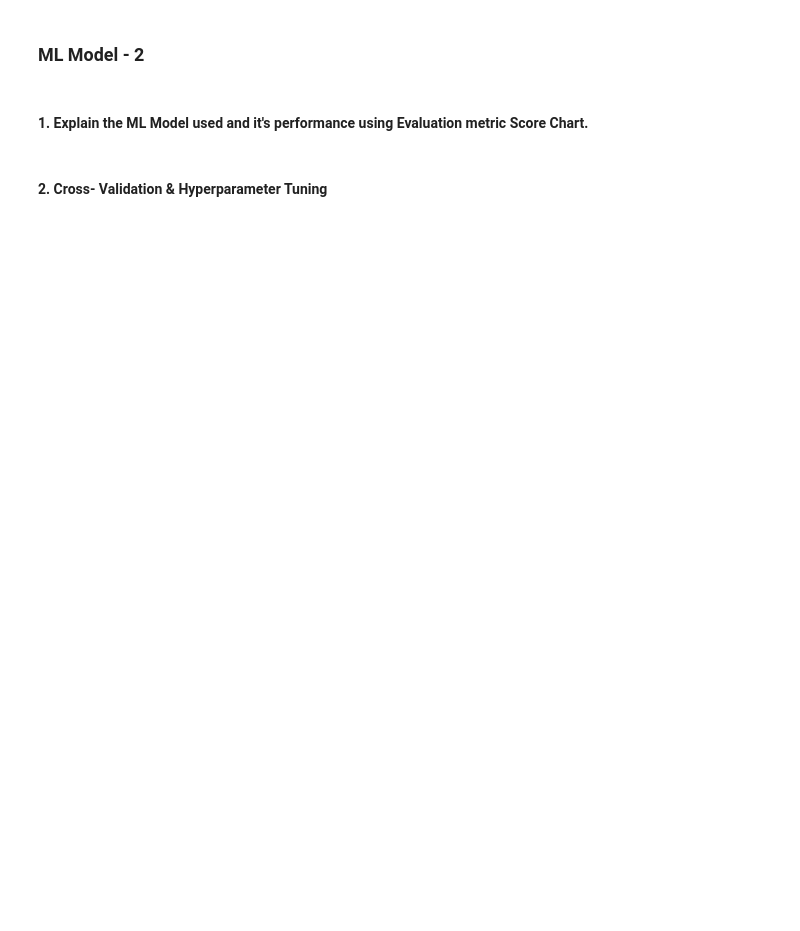
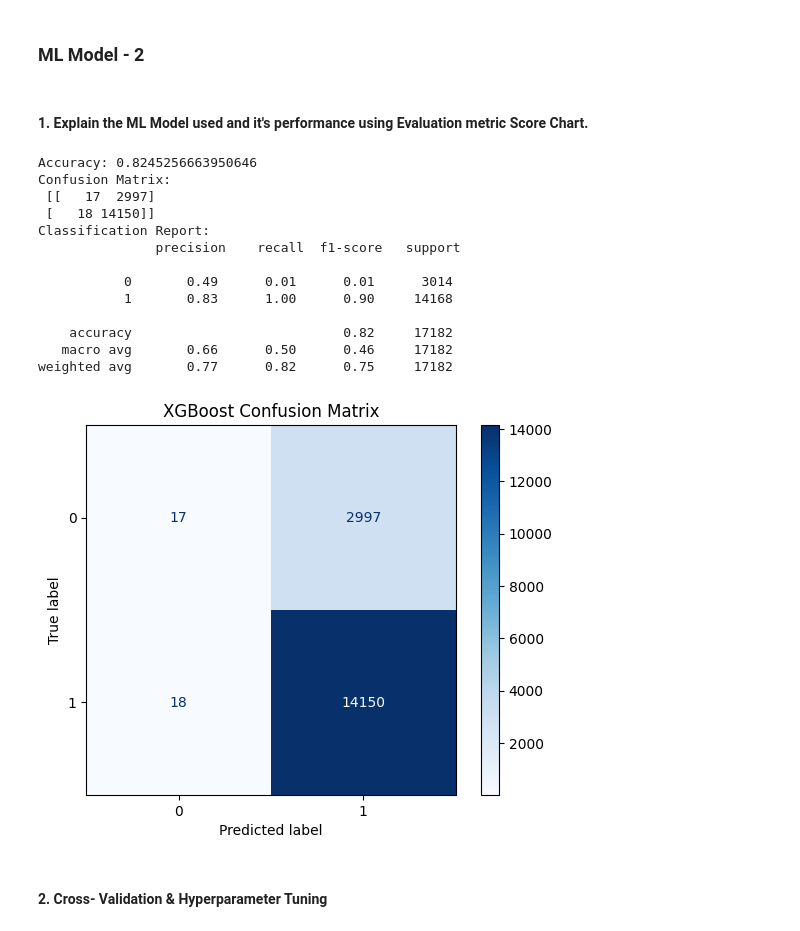
Before and after one commit to Shubhampandey1git/Flipcart-Customer-Service-Satisfaction, a Jupyter notebook: Test_File.ipynb, the cells around one changed output. Cells and saved outputs as stored; diff of their text form; code cells hidden in the pictures; blank space fills up the shorter version.

```diff
--- a/Test_File.ipynb
+++ b/Test_File.ipynb
@@ -1117,0 +1230,24 @@ y_proba = rf_model.predict_proba(X_test)[:, 1]  # for ROC AUC
+# %%
+# ML Model - 1 Implementation with hyperparameter optimization techniques (i.e., GridSearch CV, RandomSearch CV, Bayesian Optimization etc.)
+# Hyperparameter grid
+param_grid = {
+    'n_estimators': [100, 200],
+    'max_depth': [None, 10, 20],
+    'min_samples_split': [2, 5],
+    'min_samples_leaf': [1, 2],
+    'bootstrap': [True, False]
+}
+rf = RandomForestClassifier(random_state=42, class_weight='balanced')
+
+grid_search = GridSearchCV(estimator=rf, param_grid=param_grid,cv=5, scoring='f1', n_jobs=-1, verbose=1)
+
+# Fit the Algorithm
+grid_search.fit(X_train, y_train)
+
+best_rf = grid_search.best_estimator_
+
+# Predict on the model
+y_pred = best_rf.predict(X_test)
+
+print("Best Parameters:\n", grid_search.best_params_)
+print("\nClassification Report:\n", classification_report(y_test, y_pred))
@@ -1126,4 +1282,12 @@ Answer Here.
 # %% [markdown]
 ### ML Model - 2
+# %%
+# ML Model - 2 Implementation
+## XGBoost
+# Fit the Algorithm
+xgb_model.fit(X_train, y_train)
+
+# Predict on the model
+y_pred = xgb_model.predict(X_test)
 # %% [markdown]
 #### 1. Explain the ML Model used and it's performance using Evaluation metric Score Chart.
@@ -1132,2 +1294,26 @@ Answer Here.
+# %%
+print("Accuracy:", accuracy_score(y_test, y_pred))
+print("Confusion Matrix:\n", confusion_matrix(y_test, y_pred))
+print("Classification Report:\n", classification_report(y_test, y_pred))
+
+# Visualizing evaluation Metric Score chart
+ConfusionMatrixDisplay.from_estimator(xgb_model, X_test, y_test, cmap='Blues')
+plt.title("XGBoost Confusion Matrix")
+plt.show()
+# %% [output]
+Accuracy: 0.8245256663950646
+Confusion Matrix:
+ [[   17  2997]
+ [   18 14150]]
+Classification Report:
+               precision    recall  f1-score   support
+
+           0       0.49      0.01      0.01      3014
+           1       0.83      1.00      0.90     14168
+
+    accuracy                           0.82     17182
+   macro avg       0.66      0.50      0.46     17182
+weighted avg       0.77      0.82      0.75     17182
+[figure, added]
 # %% [markdown]
 #### 2. Cross- Validation & Hyperparameter Tuning
```
Also changed, not shown: parts of 52 cells of this notebook, 5 other files.
